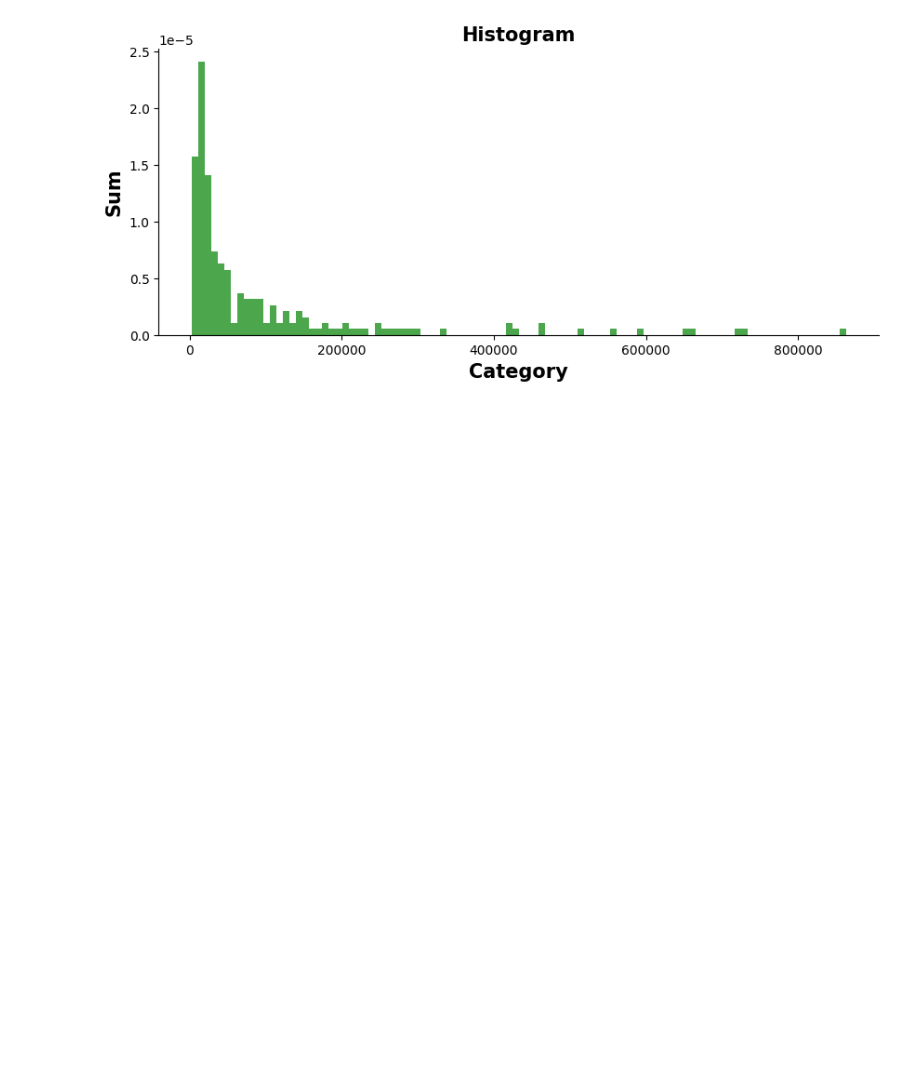
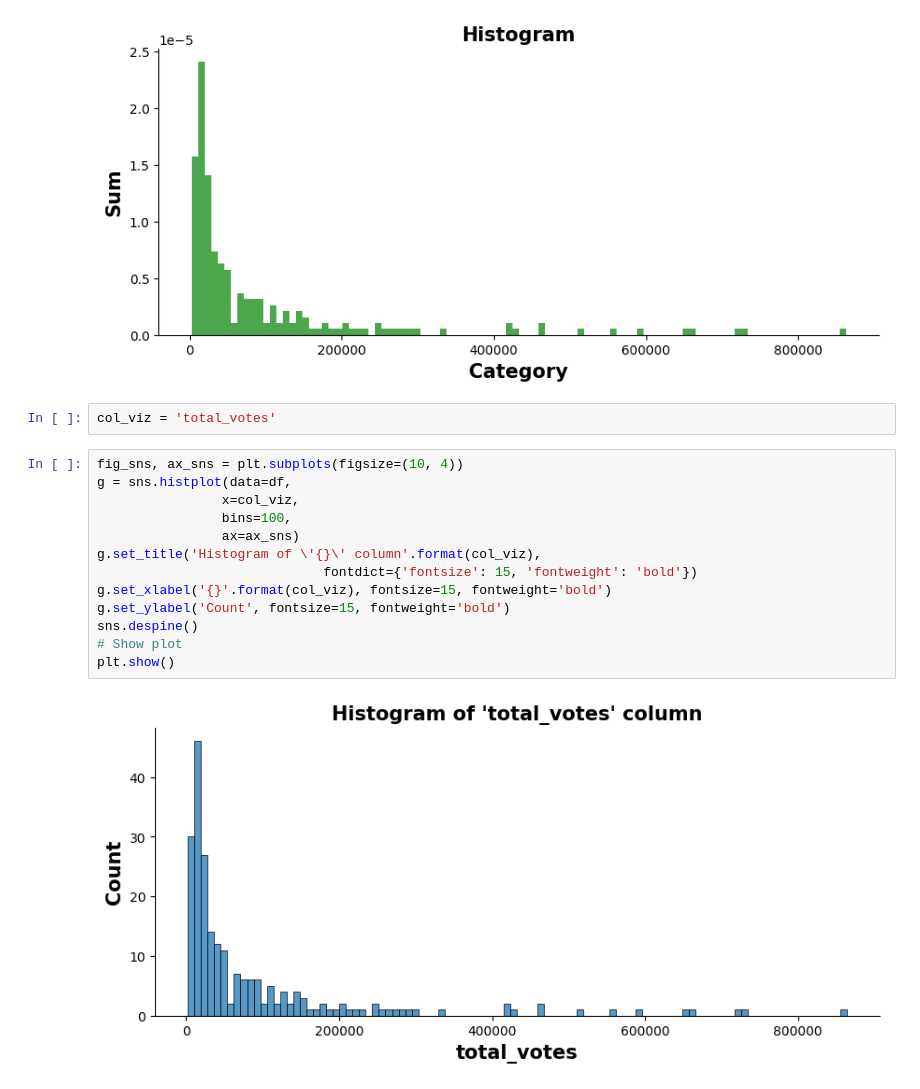
Before and after one commit to tanquangduong/streamlit-master, a Jupyter notebook: st-experimental-code.ipynb, the cells around one changed output. Cells and saved outputs as stored; diff of their text form; blank space fills up the shorter version.

```diff
--- a/st-experimental-code.ipynb
+++ b/st-experimental-code.ipynb
@@ -234,3 +234,20 @@ plt.show()
 # plt.plot(bins, y, '--', color ='black')
 # %% [output]
 [figure]
+# %%
+col_viz = 'total_votes'
+# %%
+fig_sns, ax_sns = plt.subplots(figsize=(10, 4))
+g = sns.histplot(data=df,
+                x=col_viz,
+                bins=100,
+                ax=ax_sns)
+g.set_title('Histogram of \'{}\' column'.format(col_viz),
+                             fontdict={'fontsize': 15, 'fontweight': 'bold'})
+g.set_xlabel('{}'.format(col_viz), fontsize=15, fontweight='bold')
+g.set_ylabel('Count', fontsize=15, fontweight='bold')
+sns.despine()
+# Show plot
+plt.show()
+# %% [output]
+[figure, added]
```
Also changed, not shown: parts of 8 cells of this notebook, 3 other files.
